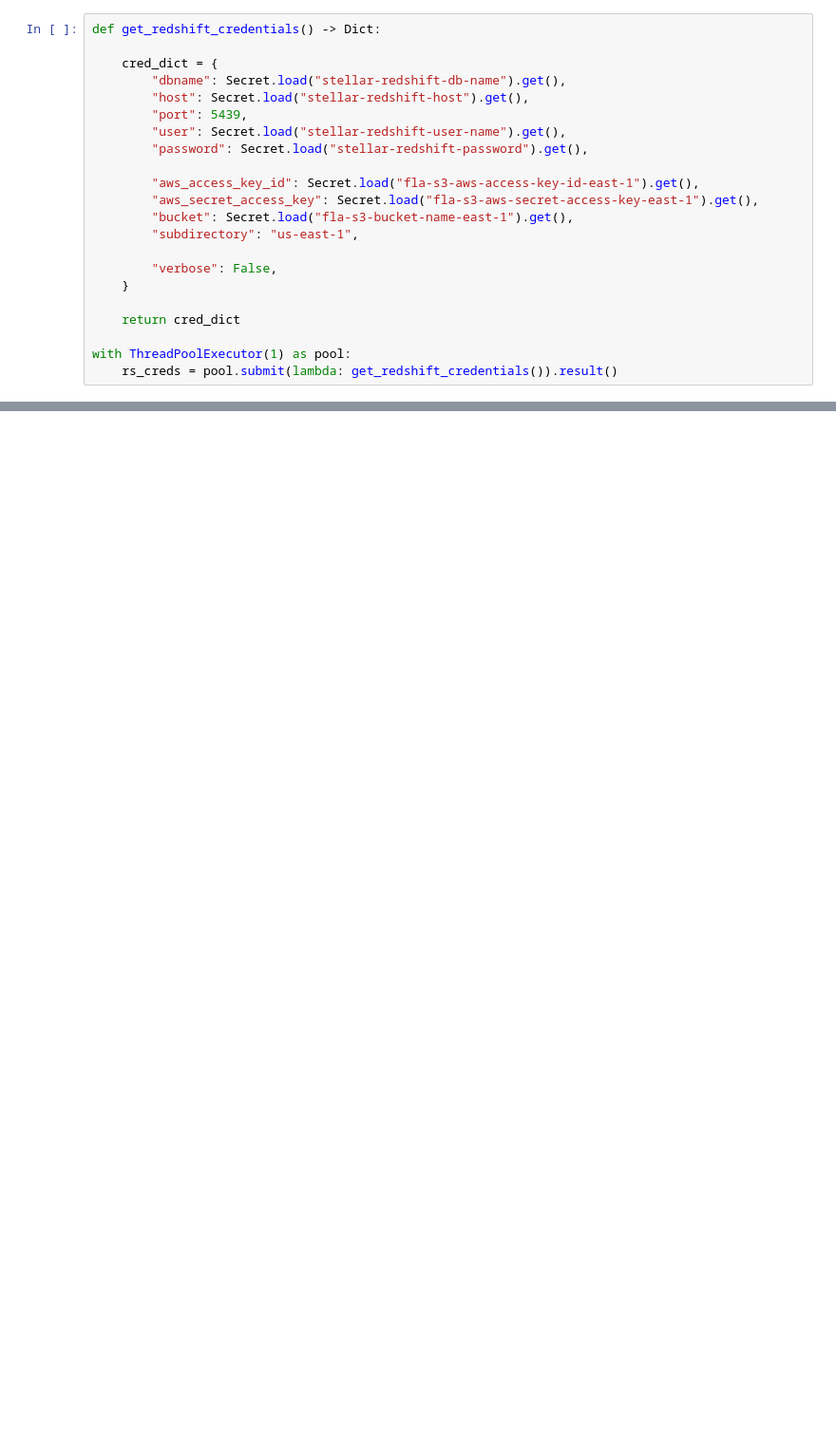
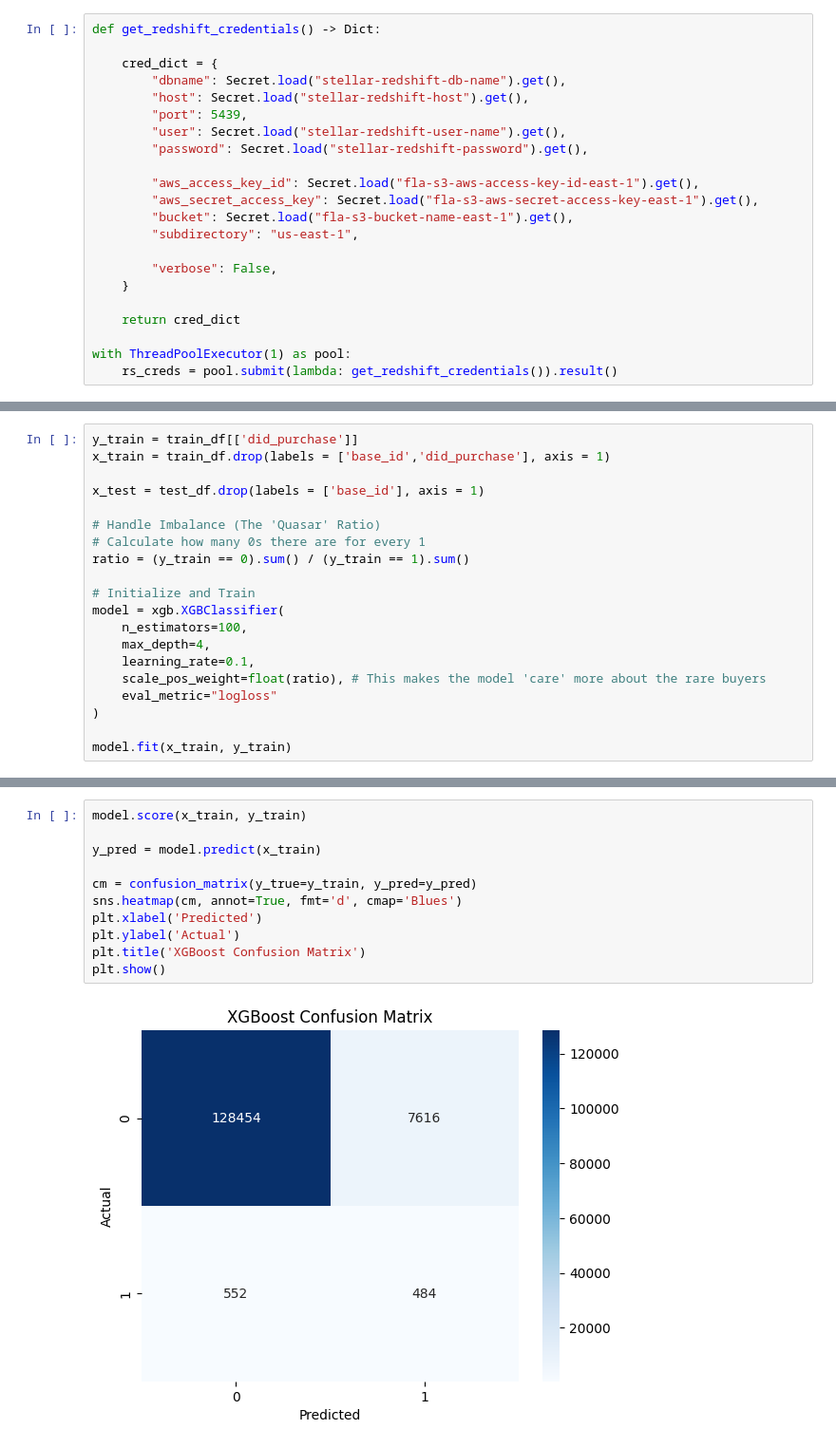
Before and after one commit to riffere-fla/pandas_party, a Jupyter notebook: lead_scoring.ipynb, the cells around one changed output, grey strips where cells are left out. Shown at 95% size. Saved outputs shown, nothing was run; the diff lists cells and outputs as text; blank space fills up the shorter version.

```diff
--- a/lead_scoring.ipynb
+++ b/lead_scoring.ipynb
@@ -81,0 +209,20 @@ base_df
+# %%
+y_train = train_df[['did_purchase']]
+x_train = train_df.drop(labels = ['base_id','did_purchase'], axis = 1)
+
+x_test = test_df.drop(labels = ['base_id'], axis = 1)
+
+# Handle Imbalance (The 'Quasar' Ratio)
+# Calculate how many 0s there are for every 1
+ratio = (y_train == 0).sum() / (y_train == 1).sum()
+
+# Initialize and Train
+model = xgb.XGBClassifier(
+    n_estimators=100,
+    max_depth=4,
+    learning_rate=0.1,
+    scale_pos_weight=float(ratio), # This makes the model 'care' more about the rare buyers
+    eval_metric="logloss"
+)
+
+model.fit(x_train, y_train)
@@ -81,0 +242,13 @@ base_df
+# %%
+model.score(x_train, y_train)
+
+y_pred = model.predict(x_train)
+
+cm = confusion_matrix(y_true=y_train, y_pred=y_pred)
+sns.heatmap(cm, annot=True, fmt='d', cmap='Blues')
+plt.xlabel('Predicted')
+plt.ylabel('Actual')
+plt.title('XGBoost Confusion Matrix')
+plt.show()
+# %% [output]
+[figure, added]
```
Also changed, not shown: parts of 26 cells of this notebook.
